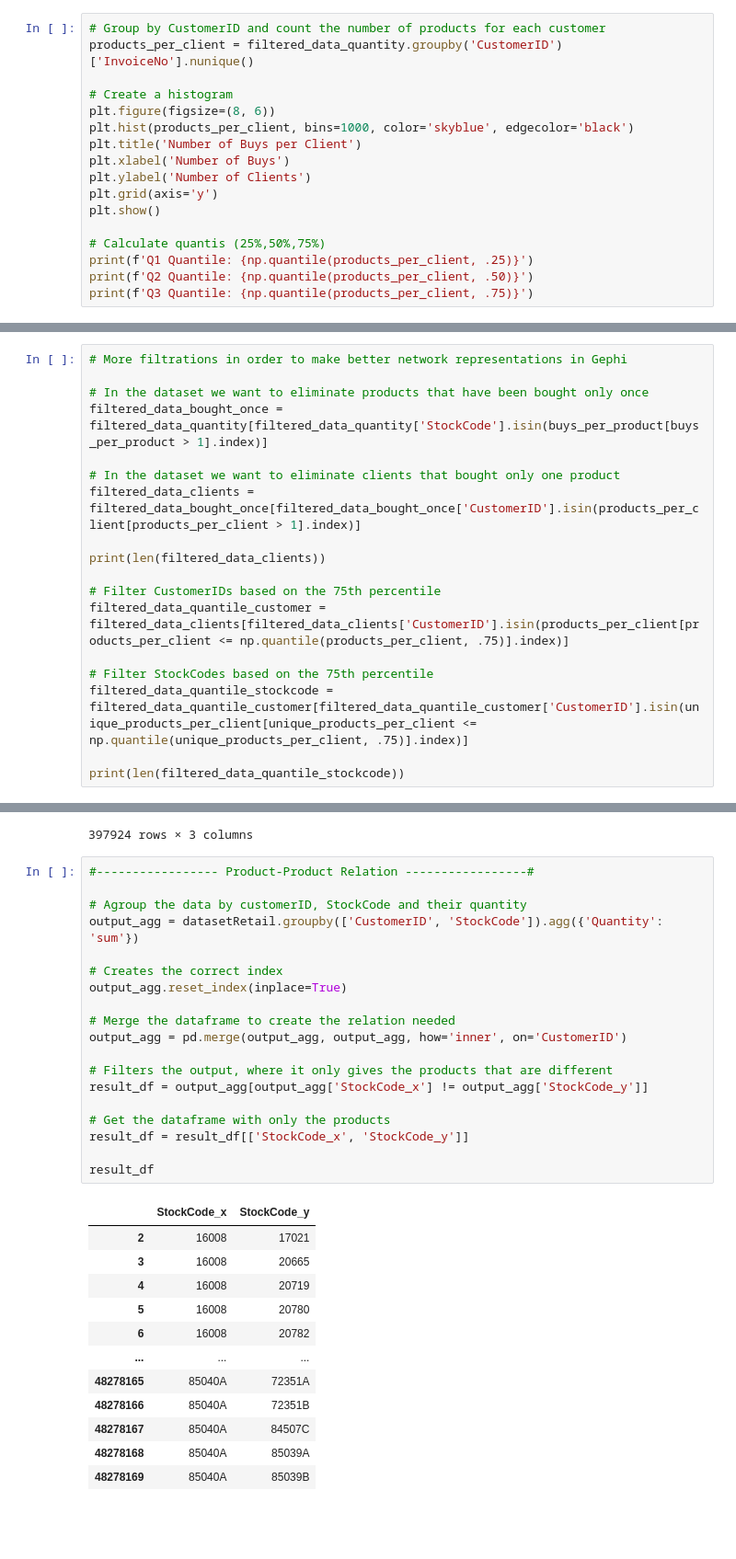
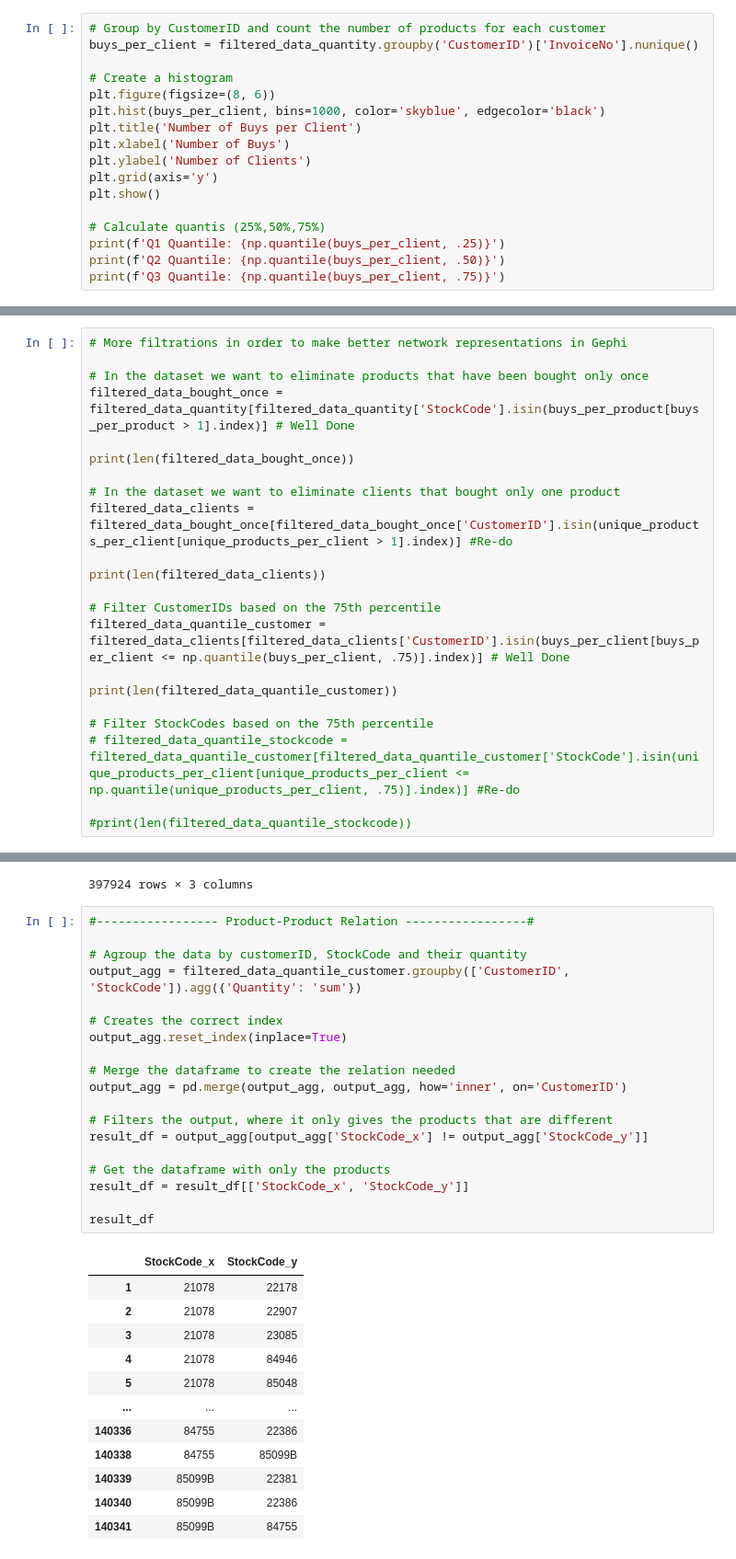
Before and after one commit to DEISI-ULHT-TFC-2023-24/TFC-DEISEI64-E-Commerce, a Jupyter notebook: Queries.ipynb, the cells around one changed output, grey strips where cells are left out. Shown at 92% size. Saved outputs shown, nothing was run; the diff lists cells and outputs as text; blank space fills up the shorter version.

Commit message:
Changes to Data Sampling query

```diff
--- a/Queries.ipynb
+++ b/Queries.ipynb
@@ -127,11 +127,11 @@ Q2 Quantile: 49.0
 Q3 Quantile: 135.0
 # %%
 # Group by CustomerID and count the number of products for each customer
-products_per_client = filtered_data_quantity.groupby('CustomerID')['InvoiceNo'].nunique()
+buys_per_client = filtered_data_quantity.groupby('CustomerID')['InvoiceNo'].nunique()
 
 # Create a histogram
 plt.figure(figsize=(8, 6))
-plt.hist(products_per_client, bins=1000, color='skyblue', edgecolor='black')
+plt.hist(buys_per_client, bins=1000, color='skyblue', edgecolor='black')
 plt.title('Number of Buys per Client')
 plt.xlabel('Number of Buys')
 plt.ylabel('Number of Clients')
@@ -139,9 +139,9 @@ plt.grid(axis='y')
 plt.show()
 
 # Calculate quantis (25%,50%,75%)
-print(f'Q1 Quantile: {np.quantile(products_per_client, .25)}')
-print(f'Q2 Quantile: {np.quantile(products_per_client, .50)}')
-print(f'Q3 Quantile: {np.quantile(products_per_client, .75)}')
+print(f'Q1 Quantile: {np.quantile(buys_per_client, .25)}')
+print(f'Q2 Quantile: {np.quantile(buys_per_client, .50)}')
+print(f'Q3 Quantile: {np.quantile(buys_per_client, .75)}')
 # %% [output]
 [figure]
 Q1 Quantile: 1.0
@@ -331,18 +329,22 @@ print(len(filtered_data_quantity))
 # More filtrations in order to make better network representations in Gephi
 
 # In the dataset we want to eliminate products that have been bought only once
-filtered_data_bought_once = filtered_data_quantity[filtered_data_quantity['StockCode'].isin(buys_per_product[buys_per_product > 1].index)]
+filtered_data_bought_once = filtered_data_quantity[filtered_data_quantity['StockCode'].isin(buys_per_product[buys_per_product > 1].index)] # Well Done
+
+print(len(filtered_data_bought_once))
 
 # In the dataset we want to eliminate clients that bought only one product
-filtered_data_clients = filtered_data_bought_once[filtered_data_bought_once['CustomerID'].isin(products_per_client[products_per_client > 1].index)]
+filtered_data_clients = filtered_data_bought_once[filtered_data_bought_once['CustomerID'].isin(unique_products_per_client[unique_products_per_client > 1].index)] #Re-do
 
 print(len(filtered_data_clients))
 
 # Filter CustomerIDs based on the 75th percentile
-filtered_data_quantile_customer = filtered_data_clients[filtered_data_clients['CustomerID'].isin(products_per_client[products_per_client <= np.quantile(products_per_client, .75)].index)]
+filtered_data_quantile_customer = filtered_data_clients[filtered_data_clients['CustomerID'].isin(buys_per_client[buys_per_client <= np.quantile(buys_per_client, .75)].index)] # Well Done
+
+print(len(filtered_data_quantile_customer))
 
 # Filter StockCodes based on the 75th percentile
-filtered_data_quantile_stockcode = filtered_data_quantile_customer[filtered_data_quantile_customer['CustomerID'].isin(unique_products_per_client[unique_products_per_client <= np.quantile(unique_products_per_client, .75)].index)]
+# filtered_data_quantile_stockcode = filtered_data_quantile_customer[filtered_data_quantile_customer['StockCode'].isin(unique_products_per_client[unique_products_per_client <= np.quantile(unique_products_per_client, .75)].index)] #Re-do
 
-print(len(filtered_data_quantile_stockcode))
+#print(len(filtered_data_quantile_stockcode))
 # %% [output]
@@ -383,32 +387,32 @@ output_dataframe
 # %%
 #----------------- Product-Product Relation -----------------#
 
 # Agroup the data by customerID, StockCode and their quantity
-output_agg = datasetRetail.groupby(['CustomerID', 'StockCode']).agg({'Quantity': 'sum'})
+output_agg = filtered_data_quantile_customer.groupby(['CustomerID', 'StockCode']).agg({'Quantity': 'sum'})
 
 # Creates the correct index
 output_agg.reset_index(inplace=True)
 
 # Merge the dataframe to create the relation needed
 output_agg = pd.merge(output_agg, output_agg, how='inner', on='CustomerID')
 
 # Filters the output, where it only gives the products that are different
 result_df = output_agg[output_agg['StockCode_x'] != output_agg['StockCode_y']]
 
 # Get the dataframe with only the products
 result_df = result_df[['StockCode_x', 'StockCode_y']]
 
 result_df
 # %% [output]
 |  | StockCode_x | StockCode_y |
-| 2 | 16008 | 17021 |
-| 3 | 16008 | 20665 |
-| 4 | 16008 | 20719 |
-| 5 | 16008 | 20780 |
-| 6 | 16008 | 20782 |
+| 1 | 21078 | 22178 |
+| 2 | 21078 | 22907 |
+| 3 | 21078 | 23085 |
+| 4 | 21078 | 84946 |
+| 5 | 21078 | 85048 |
 | ... | ... | ... |
-| 48278165 | 85040A | 72351A |
-| 48278166 | 85040A | 72351B |
-| 48278167 | 85040A | 84507C |
-| 48278168 | 85040A | 85039A |
-| 48278169 | 85040A | 85039B |
+| 140336 | 84755 | 22386 |
+| 140338 | 84755 | 85099B |
+| 140339 | 85099B | 22381 |
+| 140340 | 85099B | 22386 |
+| 140341 | 85099B | 84755 |
```
Also changed, not shown: parts of 7 cells of this notebook, 2 other files.
